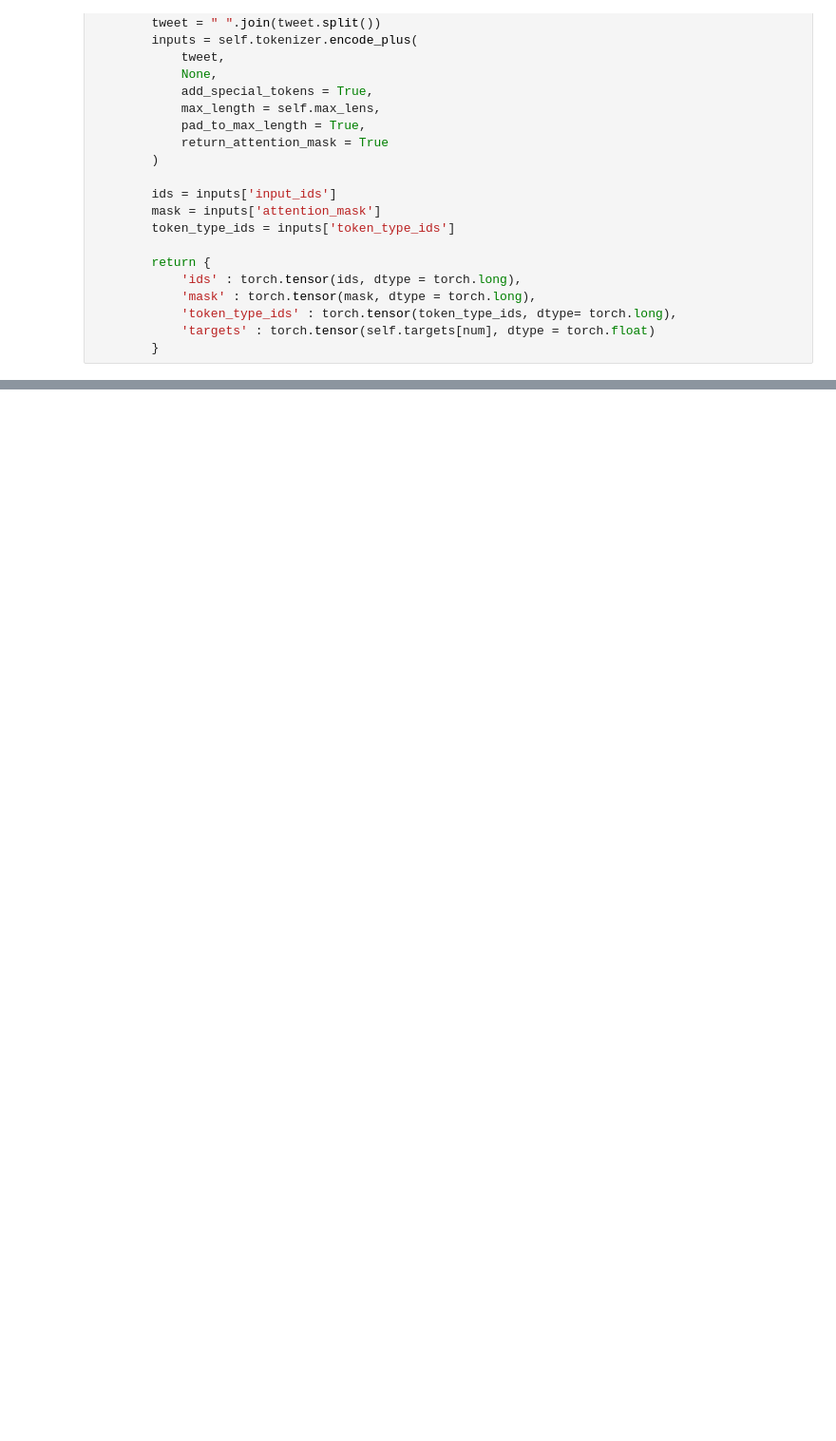
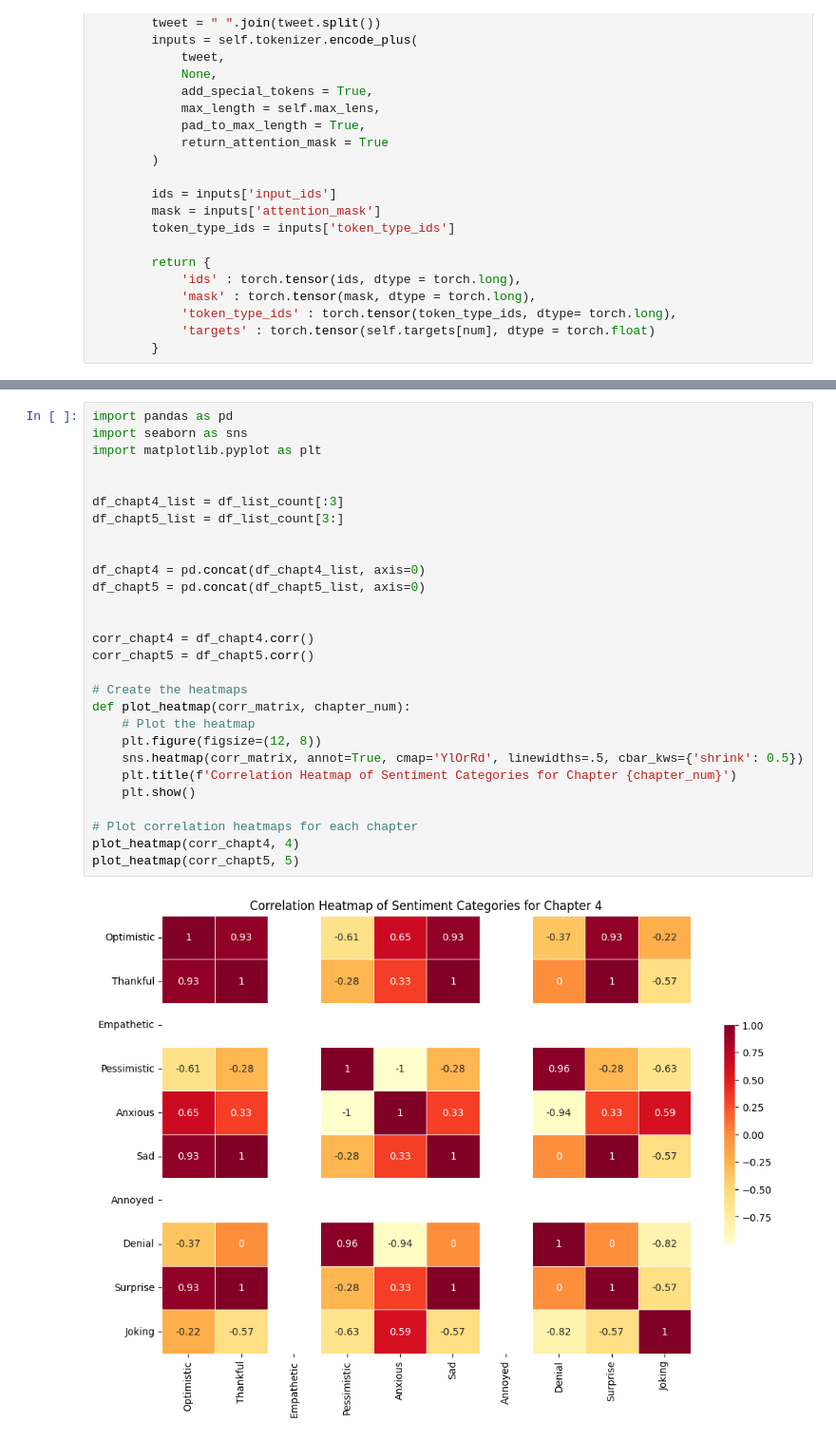
Before and after one commit to sydney-machine-learning/translationanalysis-Mandarin, a Jupyter notebook: jupyter_notebook/sentiment_analysis.ipynb, the cells around one changed output, grey strips where cells are left out. Shown at 95% size. Drawn from its saved outputs; the diff is of its cells as text; blank space fills up the shorter version.

```diff
--- a/jupyter_notebook/sentiment_analysis.ipynb
+++ b/jupyter_notebook/sentiment_analysis.ipynb
@@ -441,0 +461,30 @@ plt.show()
+# %%
+import pandas as pd
+import seaborn as sns
+import matplotlib.pyplot as plt
+
+
+df_chapt4_list = df_list_count[:3]
+df_chapt5_list = df_list_count[3:]
+
+
+df_chapt4 = pd.concat(df_chapt4_list, axis=0)
+df_chapt5 = pd.concat(df_chapt5_list, axis=0)
+
+
+corr_chapt4 = df_chapt4.corr()
+corr_chapt5 = df_chapt5.corr()
+
+# Create the heatmaps
+def plot_heatmap(corr_matrix, chapter_num):
+    # Plot the heatmap
+    plt.figure(figsize=(12, 8))
+    sns.heatmap(corr_matrix, annot=True, cmap='YlOrRd', linewidths=.5, cbar_kws={'shrink': 0.5})
+    plt.title(f'Correlation Heatmap of Sentiment Categories for Chapter {chapter_num}')
+    plt.show()
+
+# Plot correlation heatmaps for each chapter
+plot_heatmap(corr_chapt4, 4)
+plot_heatmap(corr_chapt5, 5)
+# %% [output]
+[figure, added]
```
Also changed, not shown: parts of 5 cells of this notebook.
